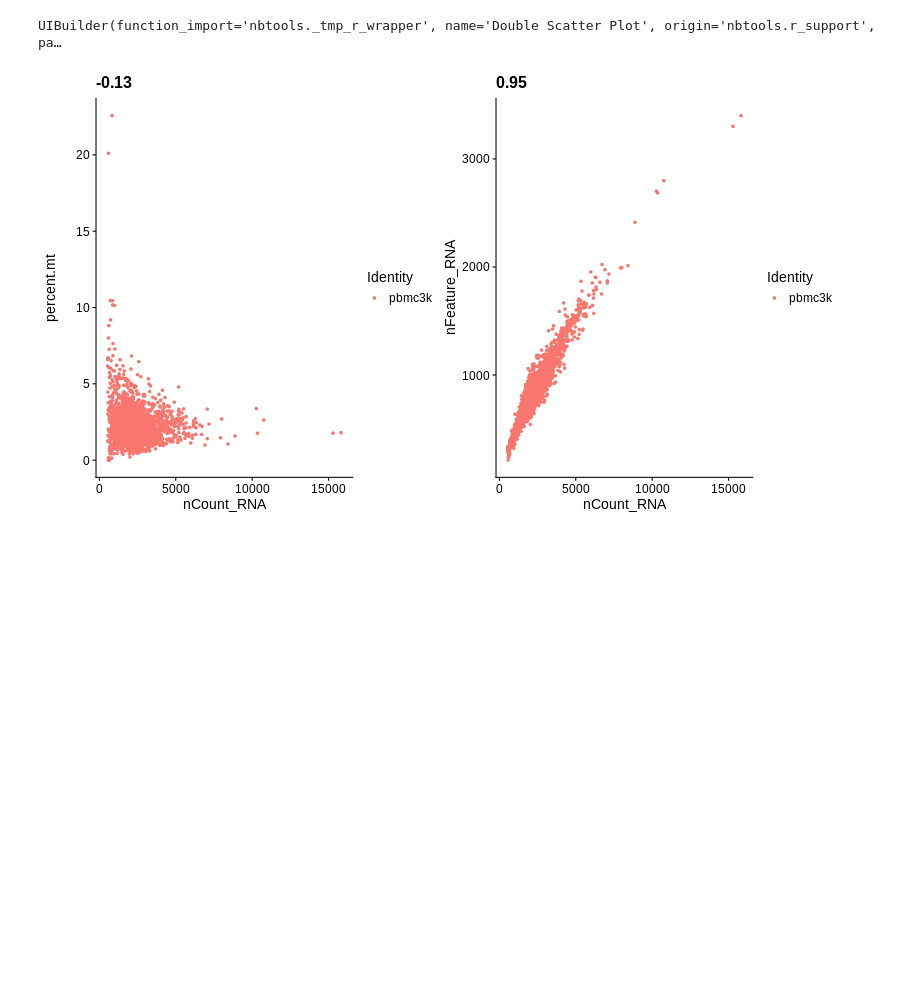
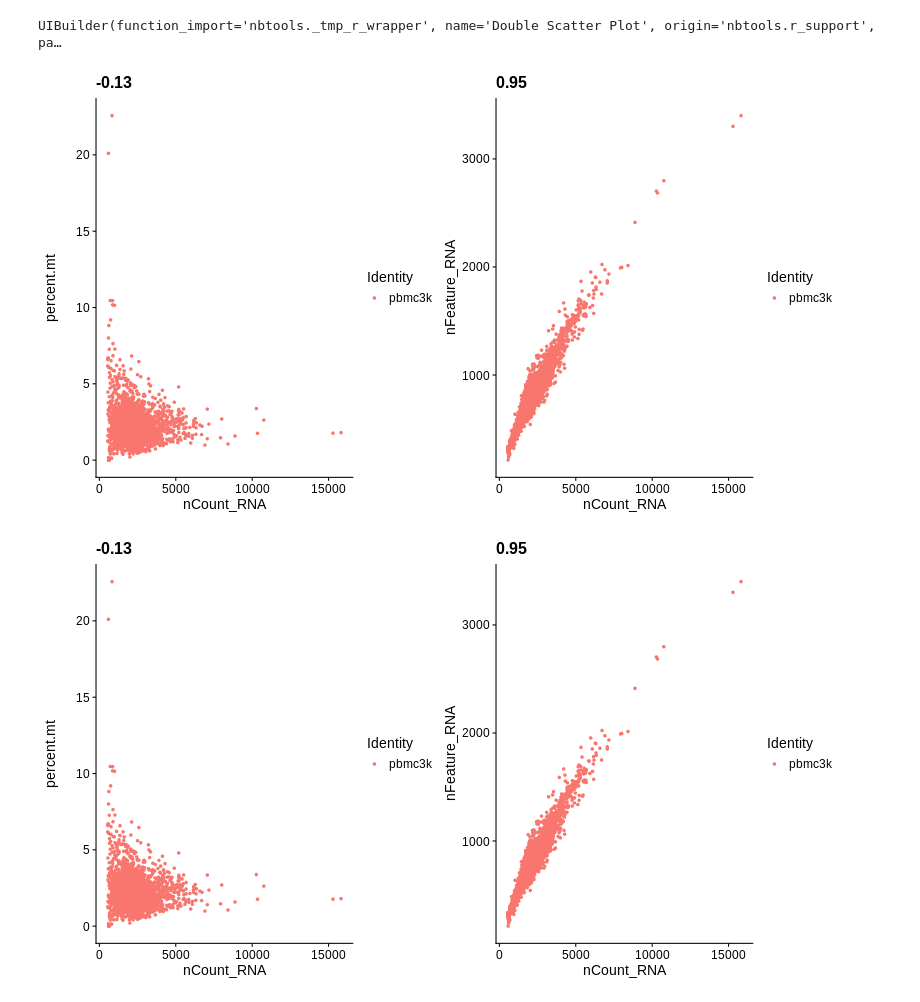
Before and after one commit to genepattern/seurat-on-gpnb, a Jupyter notebook: Seurat v3.0.2 Preprocessing.ipynb, the cells around one changed output. Cells and saved outputs as stored; diff of their text form; code cells hidden in the pictures; blank space fills up the shorter version.

```diff
--- a/Seurat v3.0.2 Preprocessing.ipynb
+++ b/Seurat v3.0.2 Preprocessing.ipynb
@@ -178,6 +179,16 @@ Feature_Scatter_Plot <- function(first_x, first_y, second_y){
 Feature_Scatter_Plot(x_axis,y1,y2)
 # %% [output]
 UIBuilder(function_import='nbtools._tmp_r_wrapper', name='Double Scatter Plot', origin='nbtools.r_support', pa…
+# %%
+%%R -w 800 -h 450 -u px
+# FeatureScatter is typically used to visualize feature-feature relationships, but can be used
+# for anything calculated by the object, i.e. columns in object metadata, PC scores etc.
+
+plot1 <- FeatureScatter(pbmc, feature1 = "nCount_RNA", feature2 = "percent.mt")
+plot2 <- FeatureScatter(pbmc, feature1 = "nCount_RNA", feature2 = "nFeature_RNA")
+CombinePlots(plots = list(plot1, plot2))
+# %% [output]
+[figure, added]
 # %%
 %%R -w 800 -h 450
 # FeatureScatter is typically used to visualize feature-feature relationships, but can be used
```
Also changed, not shown: parts of 7 cells of this notebook.
